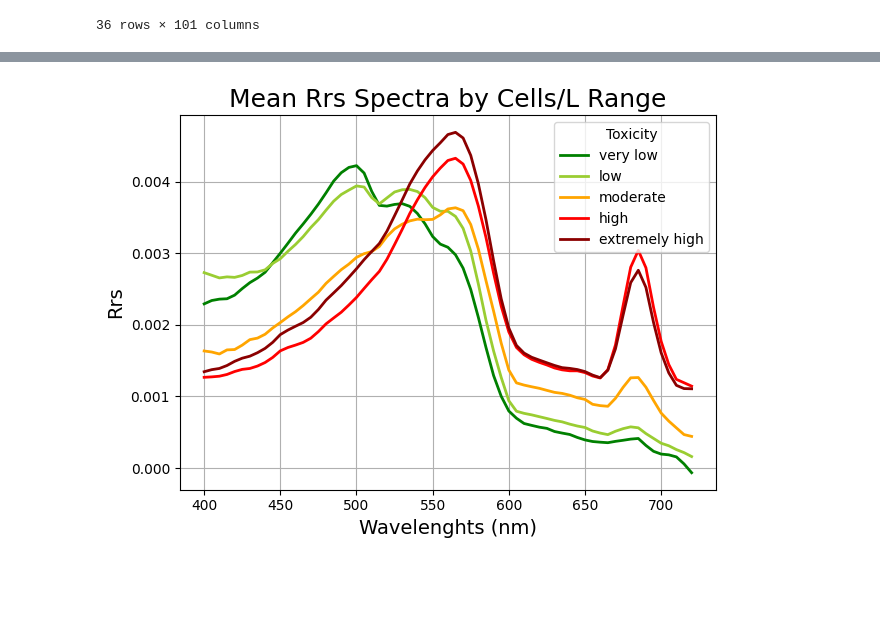
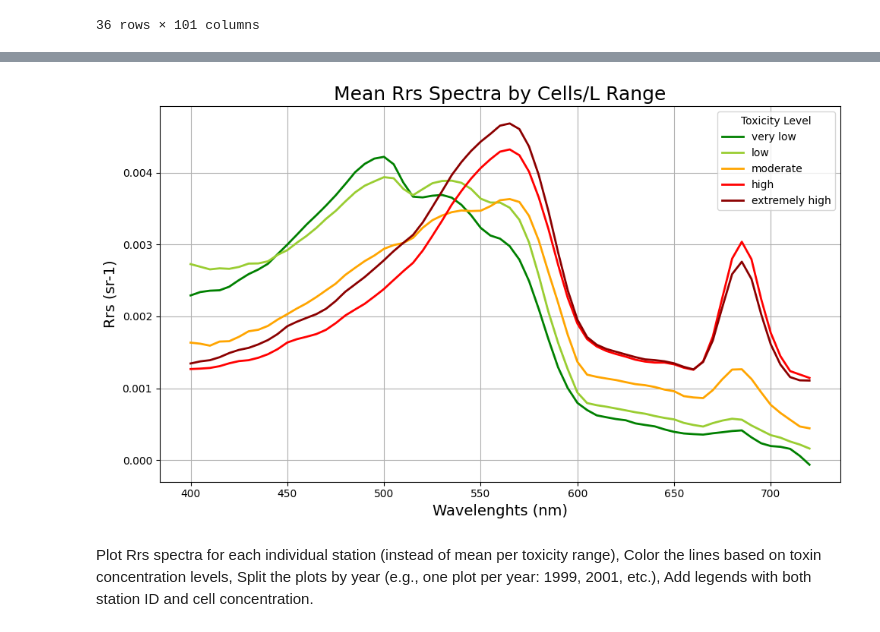
Before and after one commit to abailess/OpTox, a Jupyter notebook: SuCa/Rrs_spectra.ipynb, the cells around one changed output, grey strips where cells are left out. Saved outputs shown, nothing was run; the diff lists cells and outputs as text; code cells hidden in the pictures; blank space fills up the shorter version.

```diff
--- a/SuCa/Rrs_spectra.ipynb
+++ b/SuCa/Rrs_spectra.ipynb
@@ -99,14 +109,16 @@ toxicity_colors = {
 # %%
 plt.figure(figsize=(10,6))
 for label, row in rrs_mean_by_range.iterrows():
     plt.plot(wvs, row.values, label=str(label), color=toxicity_colors.get(label, 'gray'), linewidth=2)
 
 plt.xlabel("Wavelenghts (nm)", size=14)
-plt.ylabel("Rrs", size=14)
+plt.ylabel("Rrs (sr-1)", size=14)
 plt.title("Mean Rrs Spectra by Cells/L Range", size=18)
-plt.legend(title="Toxicity")
+plt.legend(title="Toxicity Level")
 plt.grid(True)
 plt.tight_layout()
 plt.show()
 # %% [output]
-[figure, old version]
+[figure, new version]
+# %% [markdown]
+Plot Rrs spectra for each individual station (instead of mean per toxicity range), Color the lines based on toxin concentration levels, Split the plots by year (e.g., one plot per year: 1999, 2001, etc.), Add legends with both station ID and cell concentration.
```
Also changed, not shown: parts of 15 cells of this notebook, 3 other files.
